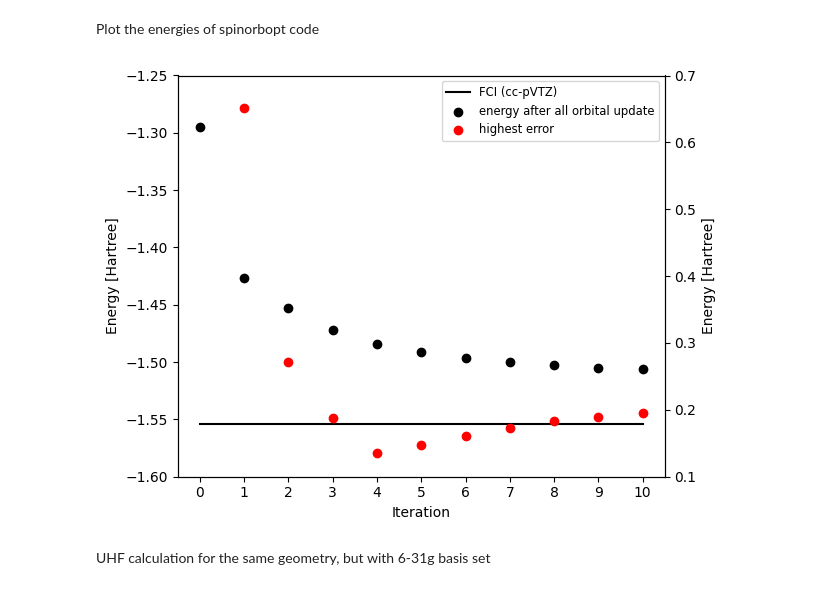
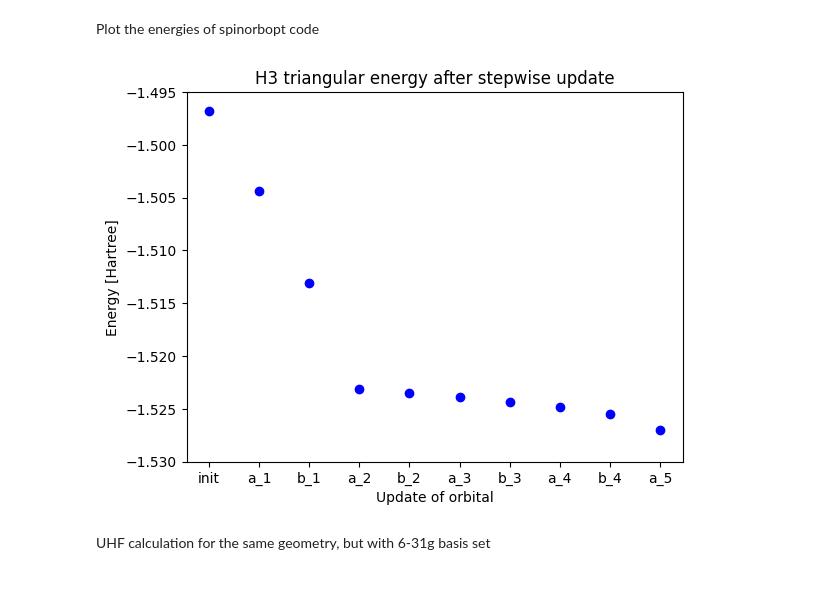
Before and after one commit to FabianLangkabel/FrayedEnds, a Jupyter notebook: Block2/H3tri.ipynb, the cells around one changed output. Cells and saved outputs as stored; diff of their text form; code cells hidden in the pictures.

Commit message:
update H3 triangular testcase

```diff
--- a/Block2/H3tri.ipynb
+++ b/Block2/H3tri.ipynb
@@ -201,45 +201,52 @@ Plot the energies of spinorbopt code
 # %%
 #plot energies of H3 spin optimizer
 
 x1 = np.arange(0, 11, 1)
 x2 = np.arange(1, 11, 1)
+x3 = np.arange(0, 10, 1)
 FCI_H3 = np.full(11, -1.5543634278441494)
 H3_energies = [-1.294552, -1.426744, -1.452930, -1.472178, -1.483864, -1.491432,
                -1.496565, -1.500127, -1.502814, -1.504889, -1.506460]
 highest_error = [6.509043e-01, 2.708442e-01, 1.879190e-01, 1.360625e-01, 1.469342e-01,
                  1.605590e-01, 1.729665e-01, 1.827791e-01, 1.898751e-01, 1.945542e-01]
+H3_energies_stepwise_631g_crap = [-1.496836, -1.452134, -1.440259, -1.381249, -1.381436, -1.382395, -1.383508, -1.384719, -1.385474, -1.386265]
+energy_stepwise_631g = [-1.496836, -1.504381, -1.513061, -1.523131, -1.523519, -1.523923, -1.524372, -1.524835, -1.525453, -1.527036]
 
-fig, ax1 = plt.subplots()
-ax1.plot(x1, FCI_H3, color='black', label='FCI (cc-pVTZ)')
-ax1.scatter(x1, H3_energies, color='black', label='energy after all orbital update')
+
+
+#fig, ax1 = plt.subplots()
+fig, ax = plt.subplots()
+ax.scatter(x3, energy_stepwise_631g, color='blue')
+#ax1.plot(x1, FCI_H3, color='black', label='FCI (cc-pVTZ)')
+#ax1.scatter(x1, H3_energies, color='black', label='energy after all orbital update')
 #ax1.legend(loc='upper right', fontsize='small')
 
-ax1.set_xlabel('Iteration')
-ax1.set_ylabel('Energy [Hartree]')
+ax.set_xlabel('Update of orbital')
+ax.set_ylabel('Energy [Hartree]')
 
-ax2 = ax1.twinx()
-ax2.scatter(x2, highest_error, color='red', label='highest error')
-ax2.set_ylabel('Energy [Hartree]')
+#ax2 = ax1.twinx()
+#ax2.scatter(x2, highest_error, color='red', label='highest error')
+#ax2.set_ylabel('Energy [Hartree]')
 #ax2.legend(loc='upper right', fontsize='small')
 
-lines_1, labels_1 = ax1.get_legend_handles_labels()
-lines_2, labels_2 = ax2.get_legend_handles_labels()
-ax1.legend(lines_1 + lines_2, labels_1 + labels_2, loc='upper right', fontsize='small')
+#lines_1, labels_1 = ax1.get_legend_handles_labels()
+#lines_2, labels_2 = ax2.get_legend_handles_labels()
+#ax1.legend(lines_1 + lines_2, labels_1 + labels_2, loc='upper right', fontsize='small')
 
 
-#ax.set_title('H3 energy after multiple iterations')
+ax.set_title('H3 triangular energy after stepwise update')
 #ax.yaxis.set_major_formatter(StrMethodFormatter('{x:.4f}'))
 #ax.set_xticks(np.arange(0.0, 4.5, 0.5))
-ax1.set_xticks(np.arange(0, 11, 1))
-#ax.set_xticklabels(['init', 'a_1', 'b_1', 'a_2', 'b_2', 'a_3', 'b_3'])
+ax.set_xticks(np.arange(0, 10, 1))
+ax.set_xticklabels(['init', 'a_1', 'b_1', 'a_2', 'b_2', 'a_3', 'b_3', 'a_4', 'b_4', 'a_5'])
 
-ax1.set_yticks(np.arange(-1.25, -1.65, -0.05))
-ax2.set_yticks(np.arange(0.1, 0.75, 0.1))
+ax.set_yticks(np.arange(-1.495, -1.535, -0.005))
+#ax2.set_yticks(np.arange(0.1, 0.75, 0.1))
 
-plt.tight_layout()
+#plt.tight_layout()
 plt.show()
 # %% [output]
-[figure, old version]
+[figure, new version]
 # %% [markdown]
 UHF calculation for the same geometry, but with 6-31g basis set
 # %%
```
Also changed, not shown: parts of 4 cells of this notebook, 23 other files.
